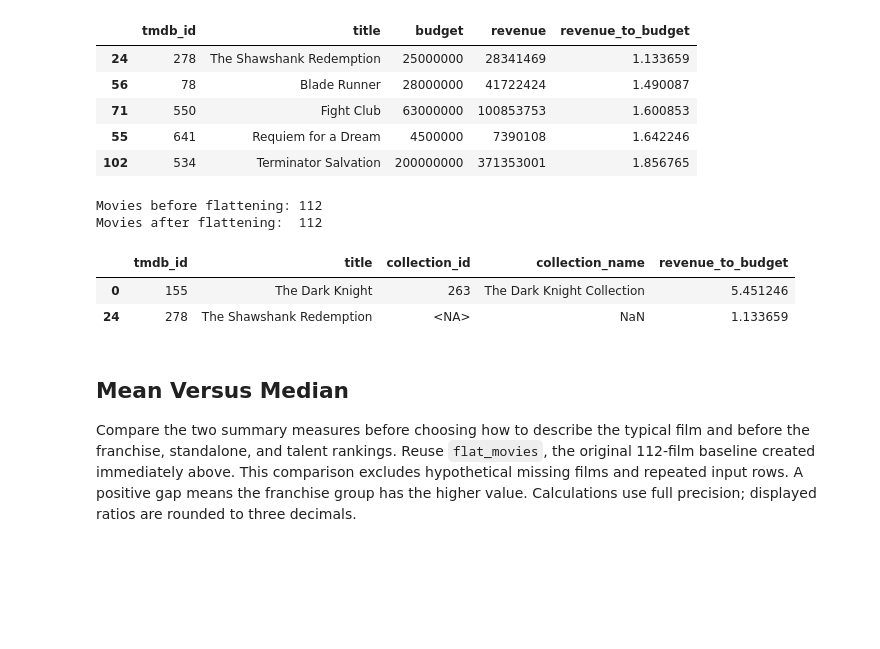
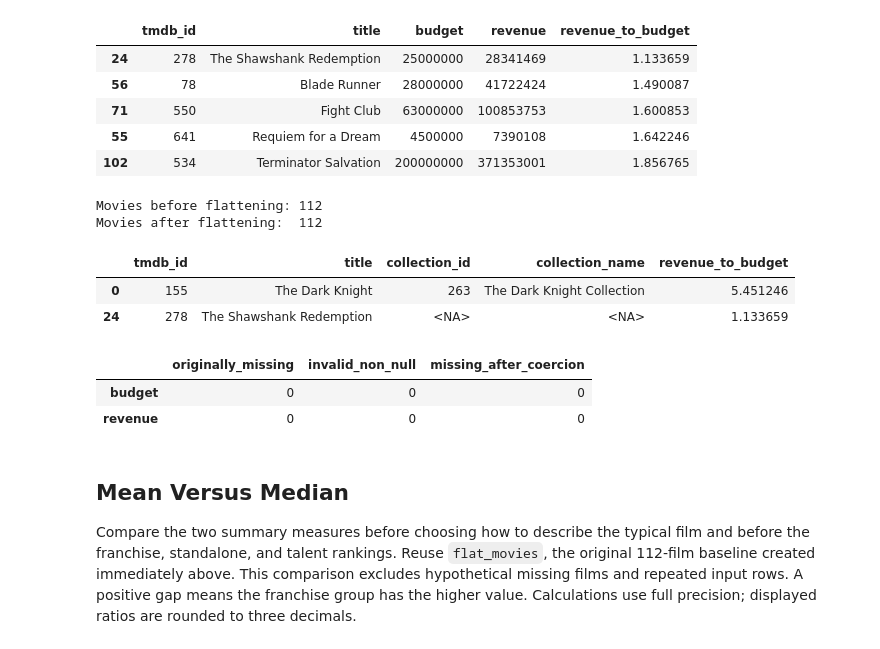
Before and after one commit to paulbletcher/lab2, a Jupyter notebook: data_profile/tmdb_data_profile.ipynb, the cells around one changed output. Cells and saved outputs as stored; diff of their text form; code cells hidden in the pictures; blank space fills up the shorter version.

```diff
--- a/data profile/tmdb_data_profile.ipynb
+++ b/data_profile/tmdb_data_profile.ipynb
@@ -13,7 +13,7 @@ import pandas as pd
 
 # Supports starting the notebook from the project root or Data Profile.
 project_root = Path.cwd()
-if project_root.name.lower() == "data profile":
+if project_root.name.lower() == "data_profile":
     project_root = project_root.parent
 
 audit_path = project_root / "data" / "validated" / "id_audit.csv"
@@ -319,31 +319,36 @@ Five lowest ratios
 # %%
 import sys
 
 if str(project_root) not in sys.path:
     sys.path.insert(0, str(project_root))
 
 from pipeline.transform import flatten_movie_details
 
 flat_movies = flatten_movie_details(movies)
 
 assert flat_movies["tmdb_id"].is_unique
 assert flat_movies["tmdb_id"].equals(movies["tmdb_id"])
 
 print(f"Movies before flattening: {len(movies)}")
 print(f"Movies after flattening:  {len(flat_movies)}")
 
 display(
     flat_movies.loc[
         flat_movies["tmdb_id"].isin(["155", "278"]),
         ["tmdb_id", "title", "collection_id", "collection_name", "revenue_to_budget"],
     ]
 )
+# Original nulls and invalid non-null financial values are reported separately.
+display(pd.DataFrame(flat_movies.attrs["financial_coercion"]).T)
 # %% [output]
 Movies before flattening: 112
 Movies after flattening:  112
 |  | tmdb_id | title | collection_id | collection_name | revenue_to_budget |
 | 0 | 155 | The Dark Knight | 263 | The Dark Knight Collection | 5.451246 |
-| 24 | 278 | The Shawshank Redemption | <NA> | NaN | 1.133659 |
+| 24 | 278 | The Shawshank Redemption | <NA> | <NA> | 1.133659 |
+|  | originally_missing | invalid_non_null | missing_after_coercion |
+| budget | 0 | 0 | 0 |
+| revenue | 0 | 0 | 0 |
 # %% [markdown]
 ## Mean Versus Median
 
```
Also changed, not shown: parts of 2 cells of this notebook, 21 other files.
